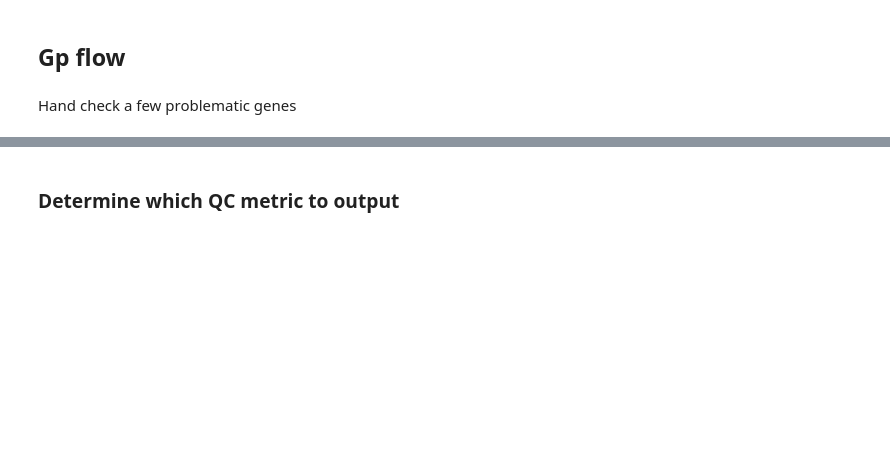
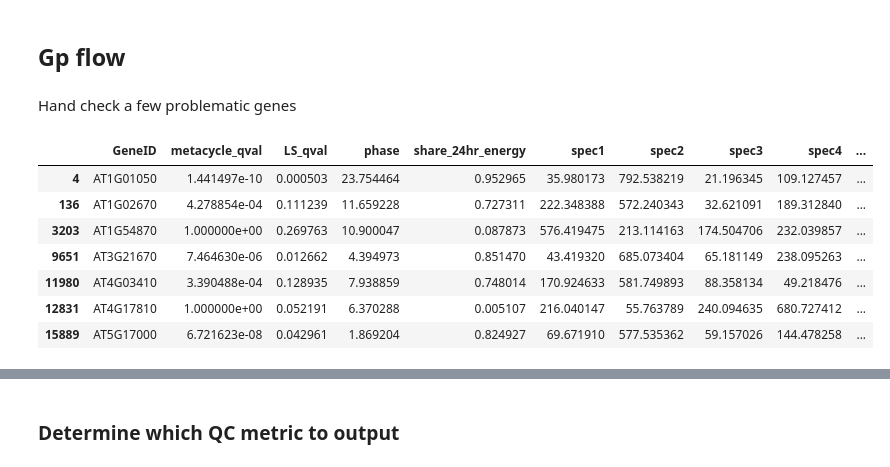
Before and after one commit to Eric-junyao-Yang/ArabidopsisPianoSite, a Jupyter notebook: DataProcessingPipeline/DataProcessing/Step4_GP_testing.ipynb, the cells around one changed output, grey strips where cells are left out. Saved outputs shown, nothing was run; the diff lists cells and outputs as text; code cells hidden in the pictures; blank space fills up the shorter version.

```diff
--- a/DataProcessingPipeline/DataProcessing/Step4_GP_testing.ipynb
+++ b/DataProcessingPipeline/DataProcessing/Step4_GP_testing.ipynb
@@ -123,0 +117,4 @@ set_high= set_high.sample(n = 10, replace = False, random_state=123)
+# %%
+import pandas as pd
+dat = pd.read_csv("../Processed_Data/VST.csv")
+meta = pd.read_csv("../Processed_Data/per_gene_meta.csv", index_col=0)
@@ -186,6 +177,17 @@ The median of well fitted periodic genes show about 0.4~0.5 of fitted length sca
 from gp_functions import fit_gp_gpflow, fit_gp_with_qc, sample_waveforms_gpflow
 # %% [markdown]
 Hand check a few problematic genes
+# %%
+meta[meta.GeneID.isin(["AT1G01050", "AT4G17810", "AT5G17000", "AT1G54870", "AT3G21670", "AT1G02670", "AT4G17810", "AT4G03410"])] # A few problematic genes previously are now dropped as not circadian
+# %% [output]
+|  | GeneID | metacycle_qval | LS_qval | phase | share_24hr_energy | spec1 | spec2 | spec3 | spec4 | ... |
+| 4 | AT1G01050 | 1.441497e-10 | 0.000503 | 23.754464 | 0.952965 | 35.980173 | 792.538219 | 21.196345 | 109.127457 | ... |
+| 136 | AT1G02670 | 4.278854e-04 | 0.111239 | 11.659228 | 0.727311 | 222.348388 | 572.240343 | 32.621091 | 189.312840 | ... |
+| 3203 | AT1G54870 | 1.000000e+00 | 0.269763 | 10.900047 | 0.087873 | 576.419475 | 213.114163 | 174.504706 | 232.039857 | ... |
+| 9651 | AT3G21670 | 7.464630e-06 | 0.012662 | 4.394973 | 0.851470 | 43.419320 | 685.073404 | 65.181149 | 238.095263 | ... |
+| 11980 | AT4G03410 | 3.390488e-04 | 0.128935 | 7.938859 | 0.748014 | 170.924633 | 581.749893 | 88.358134 | 49.218476 | ... |
+| 12831 | AT4G17810 | 1.000000e+00 | 0.052191 | 6.370288 | 0.005107 | 216.040147 | 55.763789 | 240.094635 | 680.727412 | ... |
+| 15889 | AT5G17000 | 6.721623e-08 | 0.042961 | 1.869204 | 0.824927 | 69.671910 | 577.535362 | 59.157026 | 144.478258 | ... |
 # %%
 import pandas as pd
 import numpy as np
```
Also changed, not shown: parts of 22 cells of this notebook, 25 other files.
